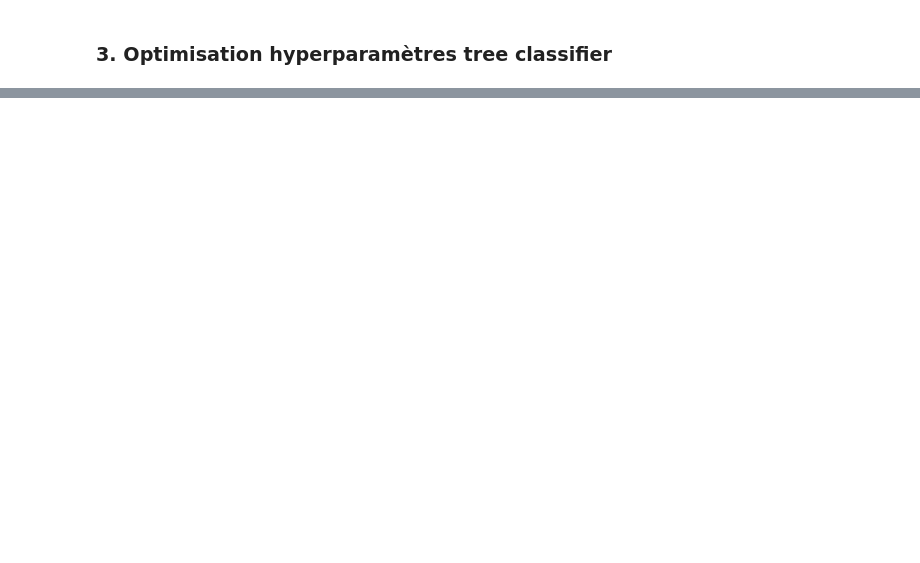
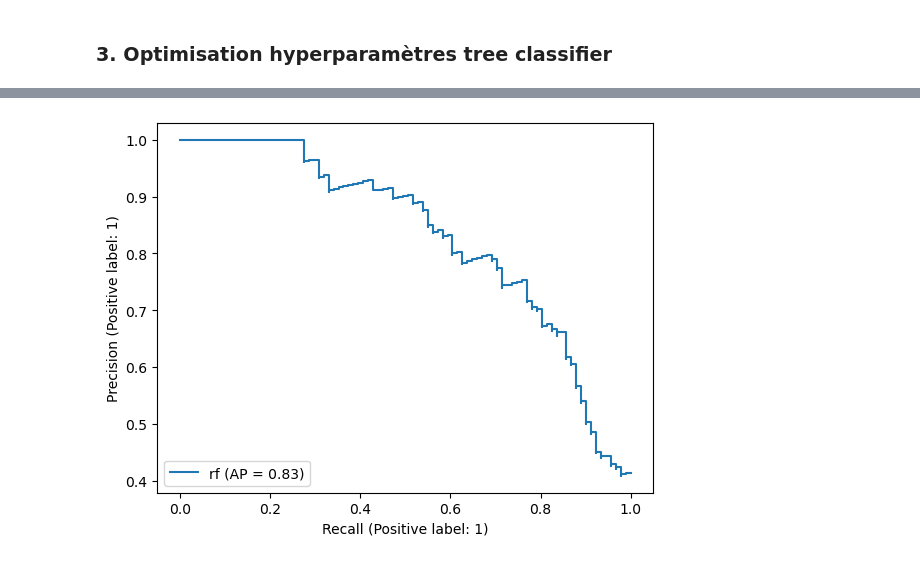
Before and after one commit to hcorbel/titanic_kaggle, a Jupyter notebook: corbel-survival-titanic.ipynb, the cells around one changed output, grey strips where cells are left out. Drawn from its saved outputs; the diff is of its cells as text; code cells hidden in the pictures; blank space fills up the shorter version.

```diff
--- a/corbel-survival-titanic.ipynb
+++ b/corbel-survival-titanic.ipynb
@@ -623,0 +613,23 @@ Your submission was successfully saved!
+# %%
+X = train_data[["Fare","Pclass", "Sex_labelled", "Embarked_labelled", "family",'Age']]
+y = train_data['Survived']
+
+
+from sklearn.model_selection import train_test_split
+X_train, X_test, y_train, y_test = train_test_split(X, y, test_size = 0.25, random_state = 0)
+
+
+scoring = {"AUC": "roc_auc", "Accuracy": "balanced_accuracy", "AVG":"average_precision"}
+
+
+param_grid = {
+    'n_estimators': [100, 200, 500],
+    'max_features': ['auto', 'sqrt', 'log2'],
+    'max_depth' : [4,6,8,10],
+    'criterion' :['gini', 'entropy']
+}
+
+rf= GridSearchCV(RandomForestClassifier(random_state=42), param_grid=param_grid, scoring= scoring, n_jobs=-1, cv=5,return_train_score=True, refit="AUC", verbose=True)
+rf.fit(X_train, y_train)
+print(rf.best_estimator_)
+print(rf.best_score_)
@@ -623,0 +650,3 @@ Your submission was successfully saved!
+# %%
+y_pred_rf = rf.predict(X_test)
+y_score_rf = rf.predict_proba(X_test)[:,1]
@@ -623,0 +670,4 @@ Your submission was successfully saved!
+# %%
+display = PrecisionRecallDisplay.from_predictions(y_test, y_score_rf, name="rf")
+# %% [output]
+[figure, added]
```
Also changed, not shown: parts of 25 cells of this notebook.
